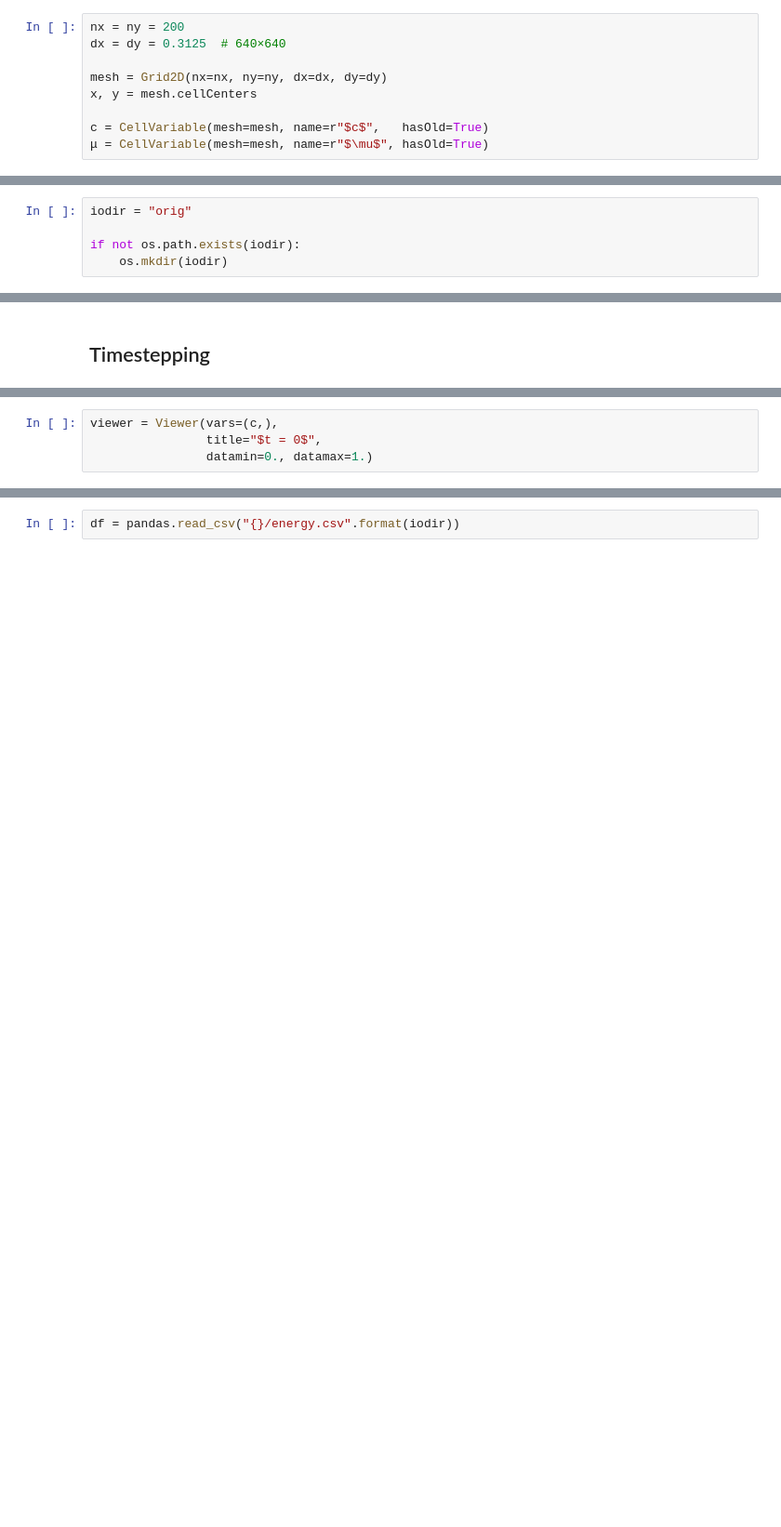
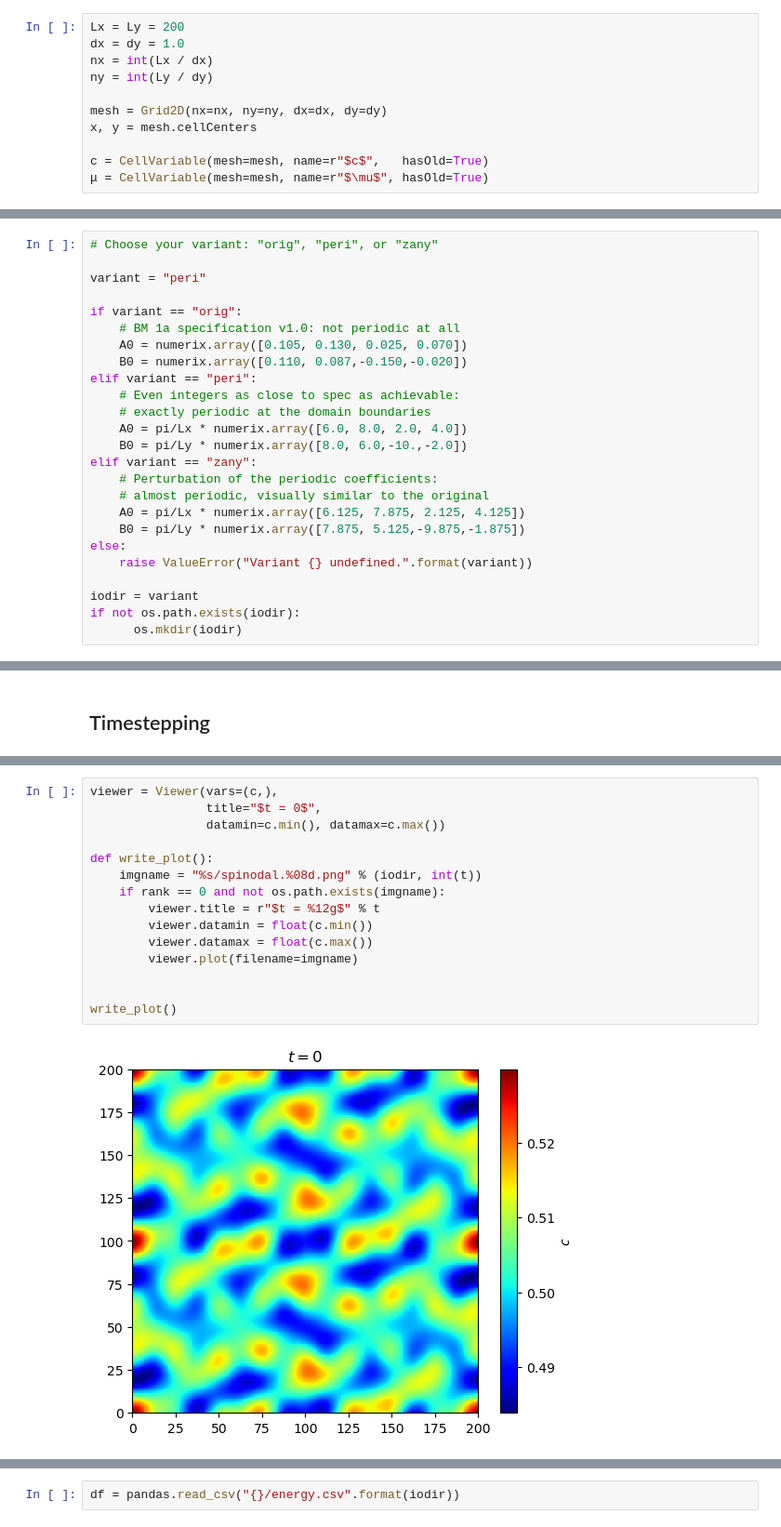
Before and after one commit to tkphd/pfhub-bm1-variations, a Jupyter notebook: fipy-1a-orig.ipynb, the cells around one changed output, grey strips where cells are left out. Shown: that part at 93% size. Cells and saved outputs as stored; diff of their text form; blank space fills up the shorter version.

```diff
--- a/fipy-1a-orig.ipynb
+++ b/fipy-1a-orig.ipynb
@@ -59,8 +49,10 @@ def mprint(*args, **kwargs):
 # %% [markdown]
 ## Prepare mesh & phase field
 # %%
-nx = ny = 200
-dx = dy = 0.3125  # 640×640
+Lx = Ly = 200
+dx = dy = 1.0
+nx = int(Lx / dx)
+ny = int(Ly / dy)
 
 mesh = Grid2D(nx=nx, ny=ny, dx=dx, dy=dy)
 x, y = mesh.cellCenters
@@ -142,6 +141,26 @@ eom = eom_c & eom_μ
 # %%
-iodir = "orig"
+# Choose your variant: "orig", "peri", or "zany"
 
+variant = "peri"
+
+if variant == "orig":
+    # BM 1a specification v1.0: not periodic at all
+    A0 = numerix.array([0.105, 0.130, 0.025, 0.070])
+    B0 = numerix.array([0.110, 0.087,-0.150,-0.020])
+elif variant == "peri":
+    # Even integers as close to spec as achievable:
+    # exactly periodic at the domain boundaries
+    A0 = pi/Lx * numerix.array([6.0, 8.0, 2.0, 4.0])
+    B0 = pi/Ly * numerix.array([8.0, 6.0,-10.,-2.0])
+elif variant == "zany":
+    # Perturbation of the periodic coefficients:
+    # almost periodic, visually similar to the original
+    A0 = pi/Lx * numerix.array([6.125, 7.875, 2.125, 4.125])
+    B0 = pi/Ly * numerix.array([7.875, 5.125,-9.875,-1.875])
+else:
+    raise ValueError("Variant {} undefined.".format(variant))
+
+iodir = variant
 if not os.path.exists(iodir):
-    os.mkdir(iodir)
+      os.mkdir(iodir)
 # %%
@@ -215,4 +223,17 @@ mprint(chkpts)
 # %%
 viewer = Viewer(vars=(c,),
                 title="$t = 0$",
-                datamin=0., datamax=1.)
+                datamin=c.min(), datamax=c.max())
+
+def write_plot():
+    imgname = "%s/spinodal.%08d.png" % (iodir, int(t))
+    if rank == 0 and not os.path.exists(imgname):
+        viewer.title = r"$t = %12g$" % t
+        viewer.datamin = float(c.min())
+        viewer.datamax = float(c.max())
+        viewer.plot(filename=imgname)
+
+
+write_plot()
+# %% [output]
+[figure, added]
```
Also changed, not shown: parts of 15 cells of this notebook, 1 other file.
